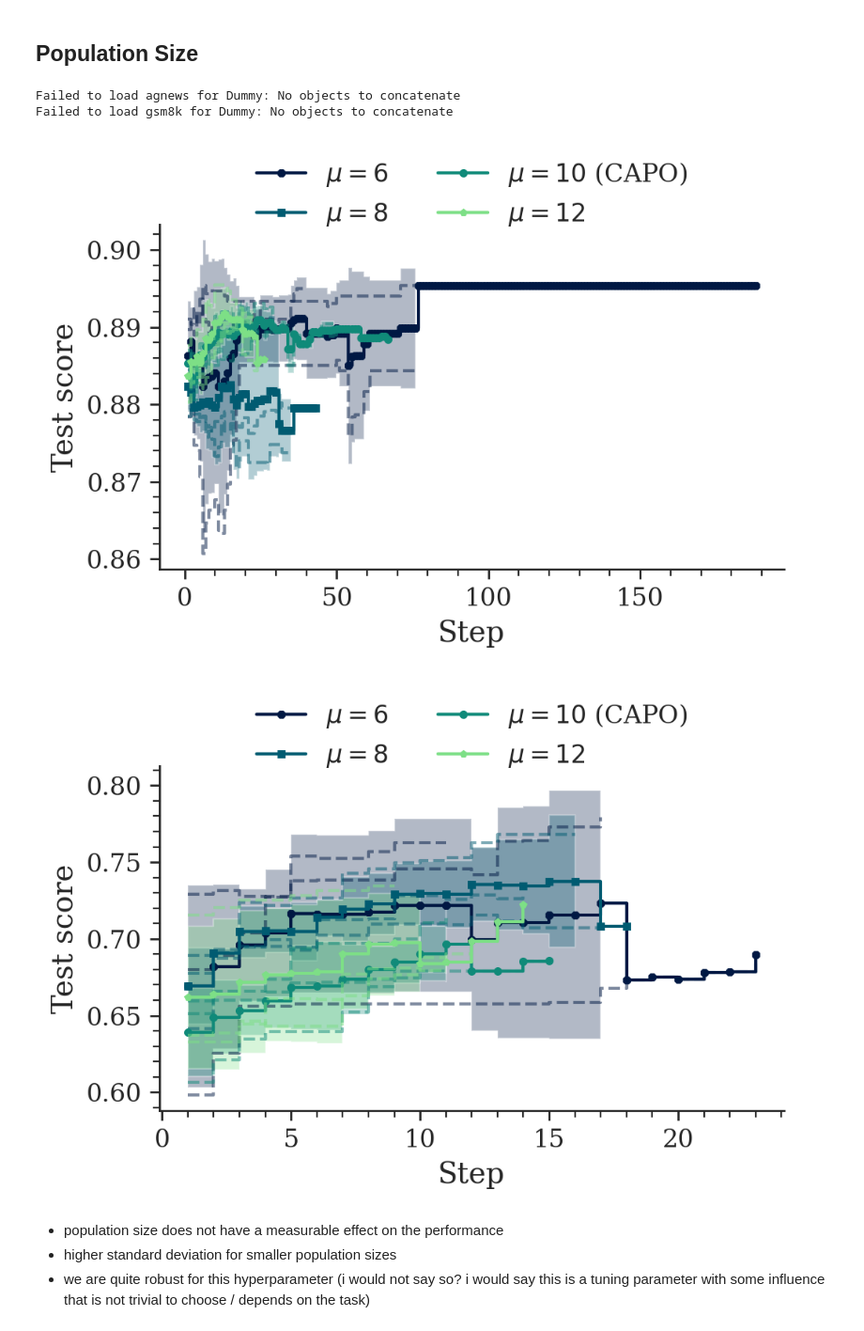
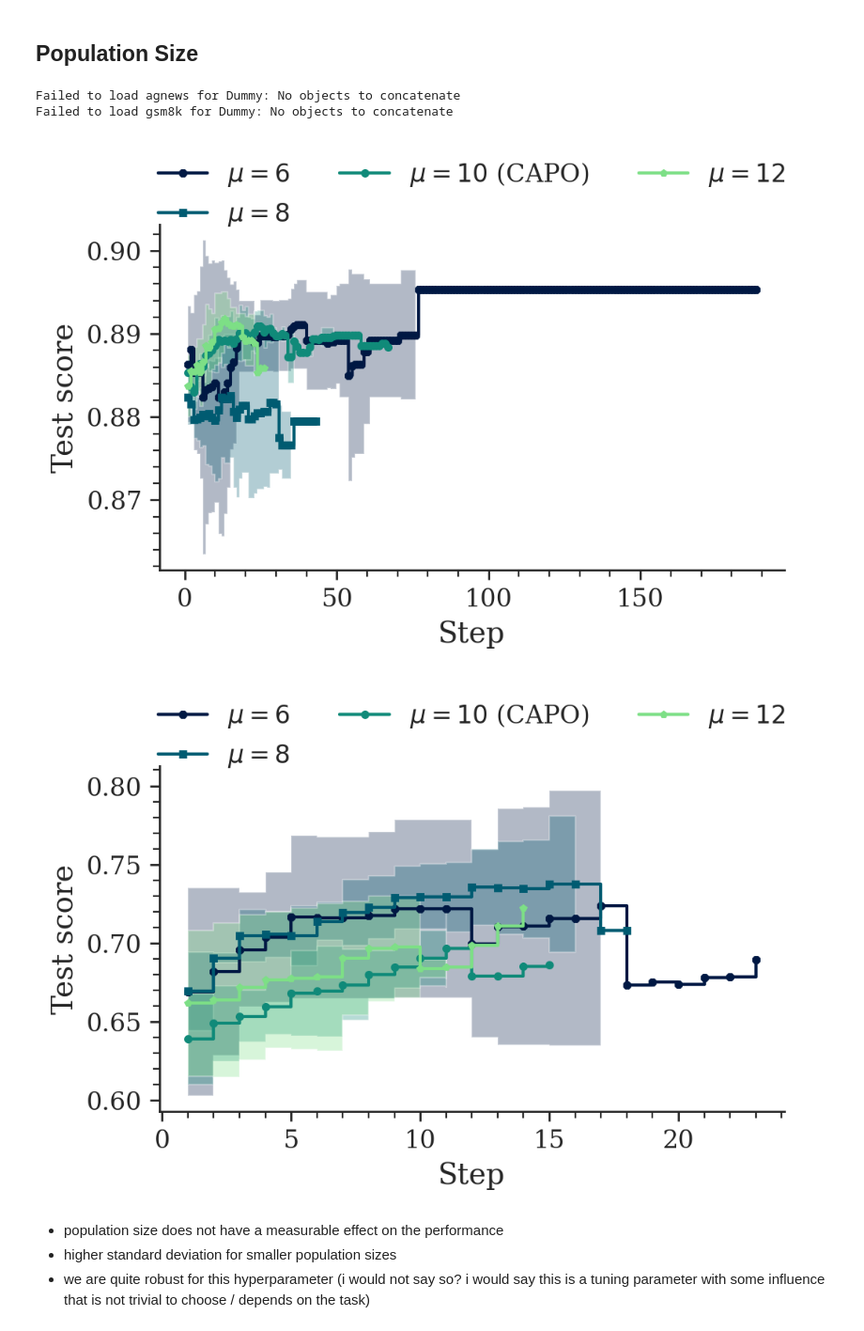
Before and after one commit to finitearth/capo, a Jupyter notebook: notebooks/paper_visualization/hp_visualization.ipynb, the cells around one changed output. Shown at 94% size. Drawn from its saved outputs; the diff is of its cells as text; code cells hidden in the pictures.

Commit message:
small fixes in hp visualization

```diff
--- a/notebooks/paper_visualization/hp_visualization.ipynb
+++ b/notebooks/paper_visualization/hp_visualization.ipynb
@@ -140,26 +142,26 @@ labels = [r"$\mu=6$", r"$\mu=8$", r"$\mu=10$ (CAPO)", "Dummy", r"$\mu=12$"]
 # %%
 for dataset in DATASETS:
     plot_population_scores_comparison(
         dataset,
         "llama",
         hp_runs,
         "mean",
-        plot_seeds=True,
+        plot_seeds=False,
         plot_stddev=True,
         x_col="step",
         path_prefix="../..",
         score_col="test_score",
         continuous_colors=True,
         markers=markers,
         labels=labels,
-        ncols=2,
+        ncols=3,
         figsize=(5.4, 3),
     );
 # %% [output]
 Failed to load agnews for Dummy: No objects to concatenate
 Failed to load gsm8k for Dummy: No objects to concatenate
-[figure, old version]
+[figure, new version]
-[figure, old version]
+[figure, new version]
 # %% [markdown]
 - population size does not have a measurable effect on the performance
 - higher standard deviation for smaller population sizes
```
Also changed, not shown: parts of 9 cells of this notebook, 1 other file.
